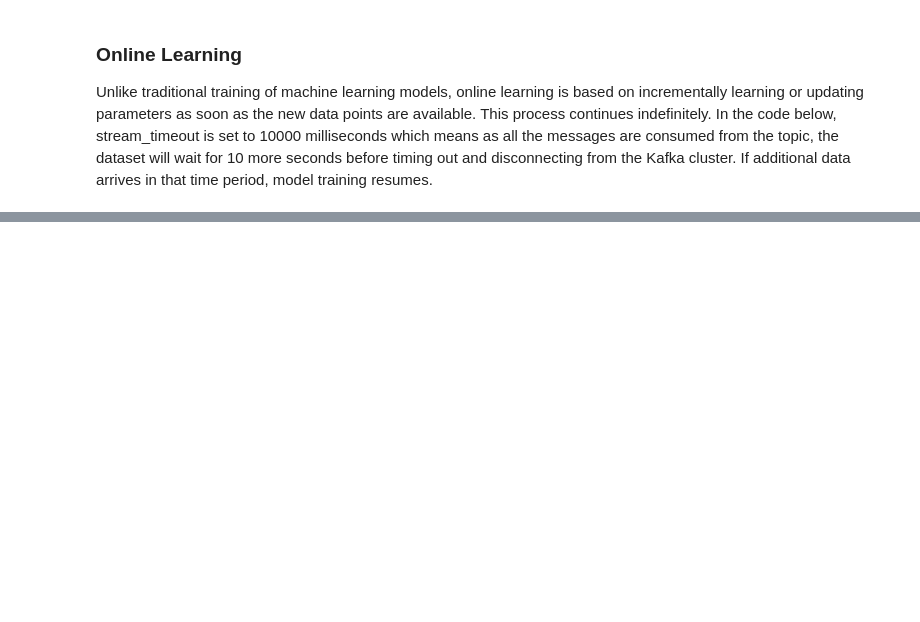
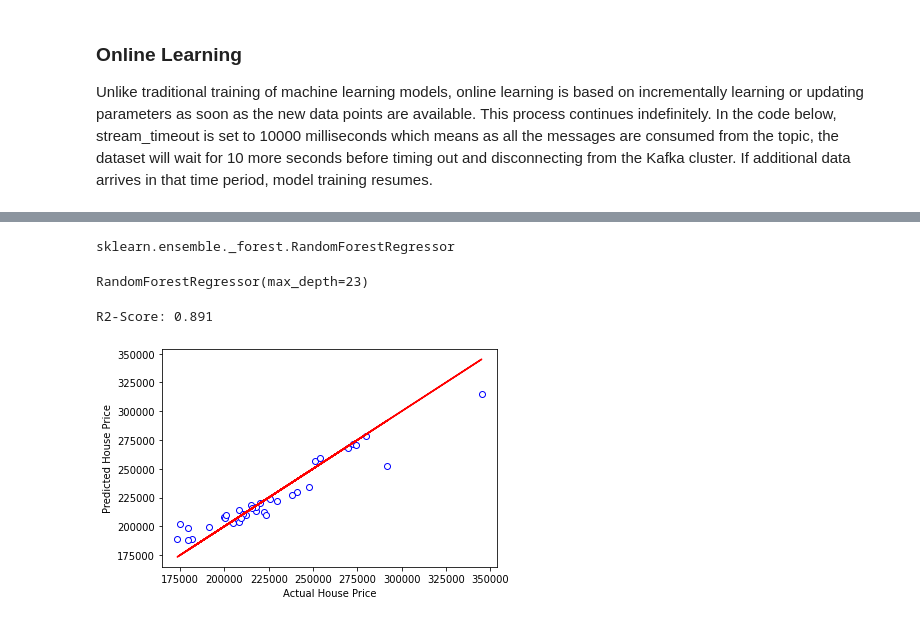
Before and after one commit to mbhurtel/HEQRegression, a Jupyter notebook: Step 11 Online Learning.ipynb, the cells around one changed output, grey strips where cells are left out. Cells and saved outputs as stored; diff of their text form; code cells hidden in the pictures; blank space fills up the shorter version.

```diff
--- a/Step 11 Online Learning.ipynb
+++ b/Step 11 Online Learning.ipynb
@@ -243,6 +151,0 @@ X_train.describe()
-# %%
-for i in range(20):
-  test_data = X_val.iloc[i]
-  pred = rf_model.predict([test_data])
-  print(pred)
-  print(f"{y_val.iloc[i]}\n")
@@ -298,3 +151,0 @@ Name: city, dtype: object
-# %%
-for i, name in enumerate(categorical_cols):
-  user_data[name] = encodings_database[name][user_data[name].values[0].lower()]
@@ -381,0 +216,31 @@ dump(rf_model, "rf_model.joblib")
+# %%
+type(rf_model)
+# %% [output]
+sklearn.ensemble._forest.RandomForestRegressor
+# %%
+# Fitting the pretrained random forest model using the online data
+
+rf_model.fit(final_online_data, final_online_label)
+# %% [output]
+RandomForestRegressor(max_depth=23)
+# %%
+# Now testing the new model predictions on the new online data
+
+preds = rf_model.predict(final_online_data)
+# %%
+from sklearn.metrics import r2_score
+
+print(f"R2-Score: {round(r2_score(final_online_label, preds), 3)}")
+# %% [output]
+R2-Score: 0.891
+# %%
+# Plotting the predictions on new online data
+
+plt.scatter(final_online_label, preds, c='w', edgecolors='b')
+plt.plot(final_online_label, final_online_label, c='r')
+plt.xlabel(f"Actual House Price")
+plt.ylabel(f"Predicted House Price")
+plt.savefig("Validation Regression Calibration Plot.png", dpi=300)
+plt.show()
+# %% [output]
+[figure, added]
```
Also changed, not shown: parts of 63 cells of this notebook, 2 other files.
